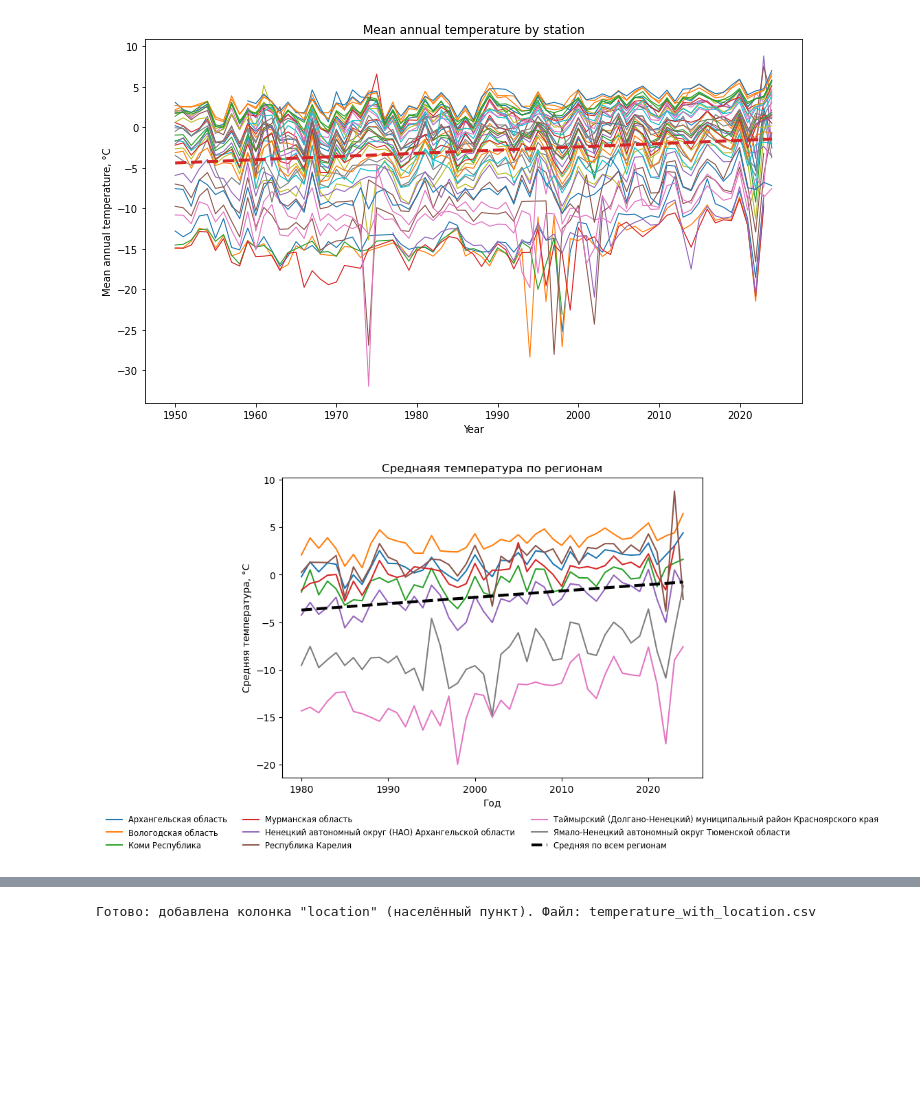
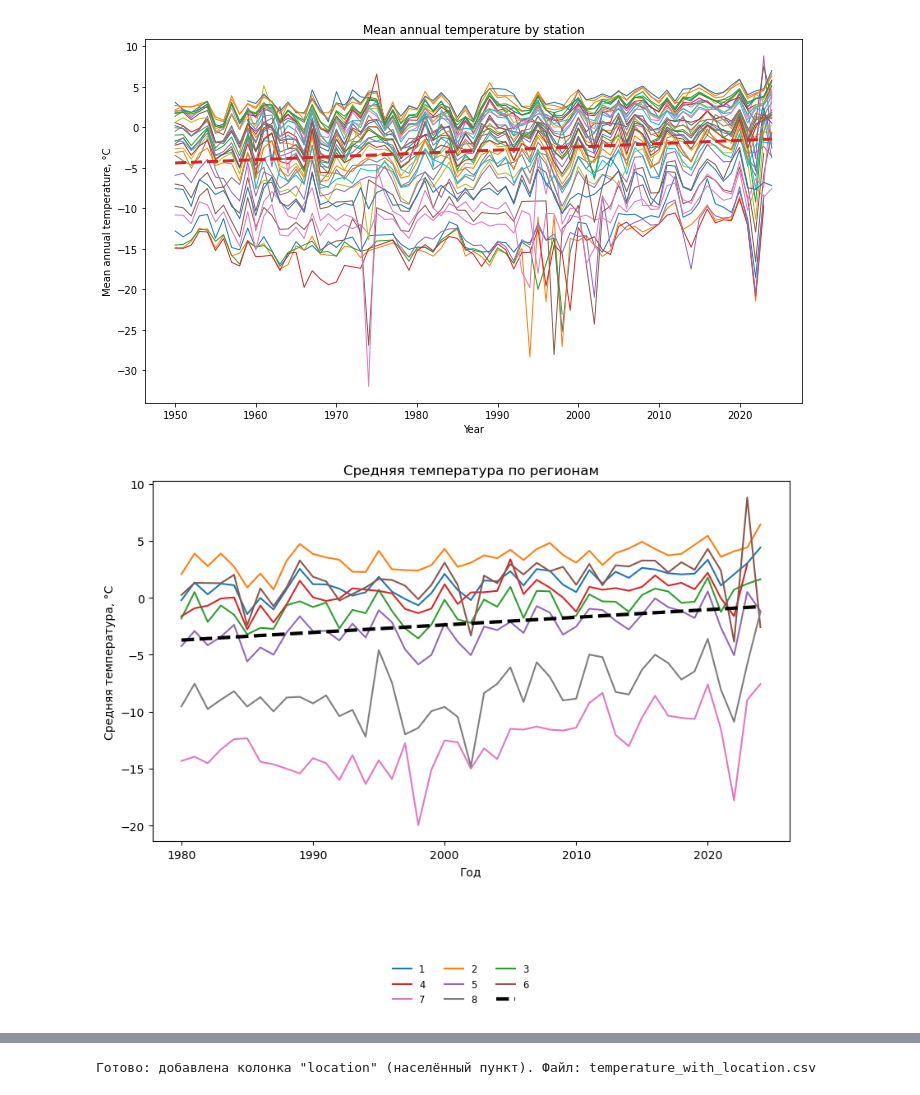
Before and after one commit to olegolas912/Python_codes, a Jupyter notebook: oksana.ipynb, the cells around one changed output, grey strips where cells are left out. Drawn from its saved outputs; the diff is of its cells as text; code cells hidden in the pictures; blank space fills up the shorter version.

```diff
--- a/oksana.ipynb
+++ b/oksana.ipynb
@@ -217,26 +217,21 @@ plt.show()
 [figure]
 # %%
 import pandas as pd
+import numpy as np
 import matplotlib.pyplot as plt
-import numpy as np
+import math
 
-# ------------------------------------------------------
 # 1. Файлы
-# ------------------------------------------------------
-temp_csv   = 'temperature_data/temperature_filtered.csv'  # годовые T по станциям
-xlsx_map   = 'temperature_data/olegy_хелп.xlsx'           # Excel-книга: станция | название | область
+temp_csv = 'C:/Users/Oleg/Desktop/temperature_filtered.csv'
+xlsx_map = 'C:/Users/Oleg/Desktop/olegy_хелп.xlsx'
 
-# ------------------------------------------------------
 # 2. Данные по температуре
-# ------------------------------------------------------
 df_t = (
     pd.read_csv(temp_csv, dtype={'station_id': str})
       .assign(year=lambda d: d['year'].astype(int))
 )
 
-# ------------------------------------------------------
 # 3. Карта «станция → область»
-# ------------------------------------------------------
 map_df = pd.read_excel(
     xlsx_map,
     sheet_name=0,
@@ -245,63 +240,97 @@ map_df = pd.read_excel(
 )
 map_df.columns = ['station_id', 'region']
 
-# ------------------------------------------------------
-# 4. Соединяем, убираем Волгоградскую область и оставляем данные с 1980 года
-# ------------------------------------------------------
+# 4. Фильтрация
 df = (
     df_t.merge(map_df, on='station_id', how='left')
-        .dropna(subset=['region'])                         # убираем станции без области
+        .dropna(subset=['region'])
 )
-df = df[
-    (df['region'] != 'Волгоградская область') &
-    (df['year'] >= 1980)
-]
+df = df[(df['region'] != 'Волгоградская область') & (df['year'] >= 1980)]
 
-# ------------------------------------------------------
-# 5. Усредняем по областям
-# ------------------------------------------------------
+# 5. Усреднение по областям
 by_region = (
     df.groupby(['region', 'year'], as_index=False)
       .agg(region_mean_temp=('mean_year_temp', 'mean'))
 )
 
-# ------------------------------------------------------
-# 6. График: каждая область — своя линия
-# ------------------------------------------------------
+# 6. Рисуем график
 fig, ax = plt.subplots(figsize=(10, 6))
+handles = []
+labels  = []
 
-for region, grp in by_region.groupby('region'):
-    ax.plot(
+for n, (region, grp) in enumerate(by_region.groupby('region'), start=1):
+    h, = ax.plot(
         grp['year'],
         grp['region_mean_temp'],
         linewidth=1.5,
-        label=region
+        label=str(n)
     )
+    handles.append(h)
+    labels.append(str(n))
 
-# общая линия тренда по всем областям
+# линия тренда по всем регионам
 x = by_region['year']
 y = by_region['region_mean_temp']
 k, b = np.polyfit(x, y, 1)
-ax.plot(
+h_trend, = ax.plot(
     x,
     k * x + b,
     '--',
     color='black',
     linewidth=3,
     label='Средняя по всем регионам'
 )
+handles.append(h_trend)
+labels.append('')
 
-# ------------------------------------------------------
-# 7. Оформление
-# ------------------------------------------------------
+# подписи осей и заголовок
 ax.set_xlabel('Год')
 ax.set_ylabel('Средняя температура, °C')
-ax.set_title('Среднаяя температура по регионам')
-ax.legend(loc='upper center', bbox_to_anchor=(0.5, -0.1), fontsize='small', frameon=False, ncol=3)
-plt.tight_layout()
+ax.set_title('Средняя температура по регионам')
+
+# 7. Перестройка порядка для легенды
+# Отделяем линии регионов от линии средней
+handles_regions = handles[:-1]
+labels_regions  = labels[:-1]
+
+# сортируем регионы по номеру
+pairs = sorted(zip(labels_regions, handles_regions), key=lambda x: int(x[0]))
+labels_sorted   = [lab for lab, _ in pairs]
+handles_sorted  = [h   for _,   h in pairs]
+
+# добавляем среднюю строку в конец
+labels_sorted.append(labels[-1])
+handles_sorted.append(handles[-1])
+
+# число колонок в легенде
+ncol = 3
+n_items = len(handles_sorted)
+nrow = math.ceil(n_items / ncol)
+
+# собираем порядок column-first, чтобы при ncol=3 получился визуально row-first
+handles_legend = []
+labels_legend  = []
+for col in range(ncol):
+    for row in range(nrow):
+        idx = row * ncol + col
+        if idx < n_items:
+            handles_legend.append(handles_sorted[idx])
+            labels_legend.append(labels_sorted[idx])
+
+# 8. Вывод легенды
+fig.subplots_adjust(bottom=0.15)
+fig.legend(
+    handles_legend, labels_legend,
+    loc='upper center',
+    bbox_to_anchor=(0.5, -0.08),
+    ncol=ncol,
+    fontsize='small',
+    frameon=False
+)
+
 plt.show()
 # %% [output]
-[figure, old version]
+[figure, new version]
 # %%
 import pandas as pd
 import matplotlib.pyplot as plt
```
Also changed, not shown: parts of 3 cells of this notebook, 1 other file.
